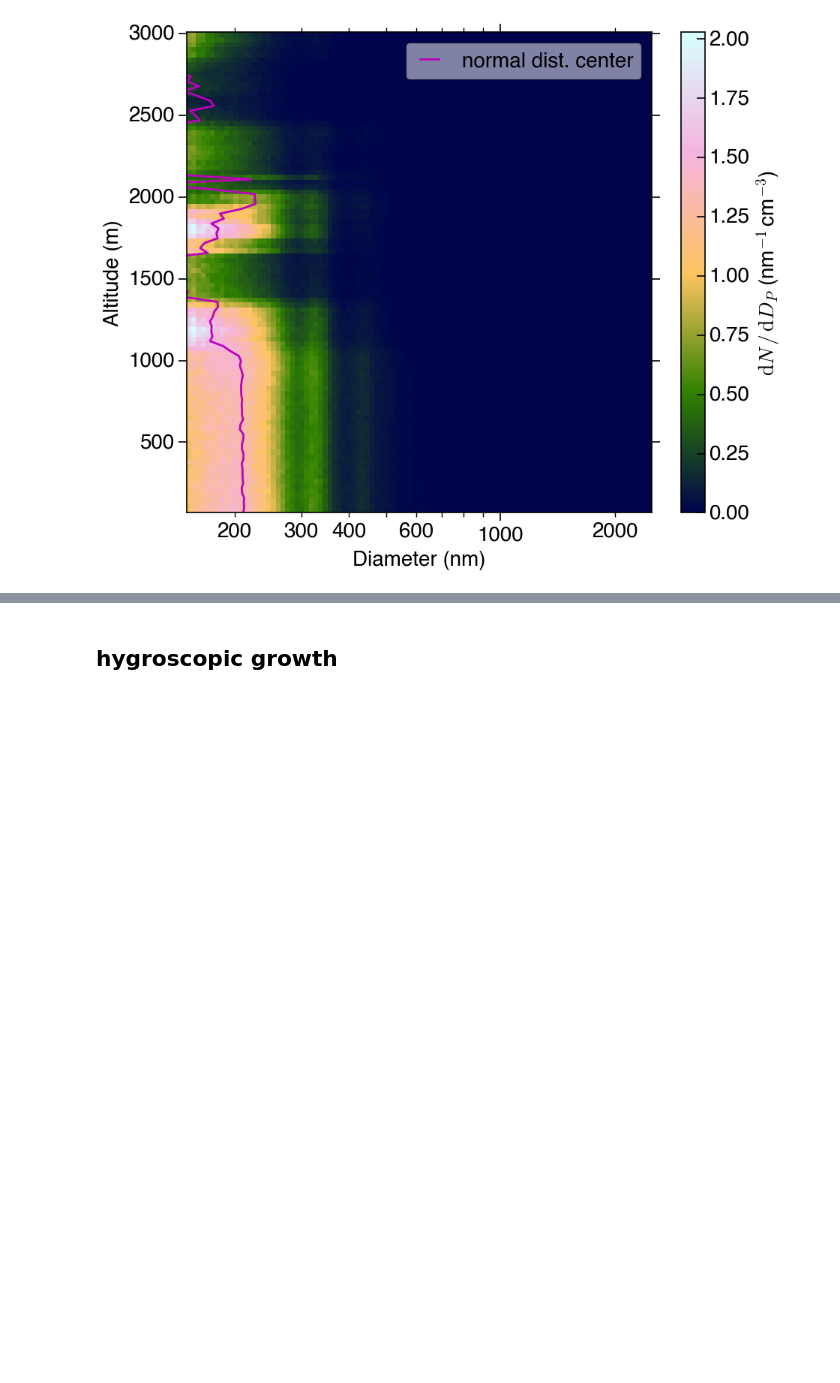
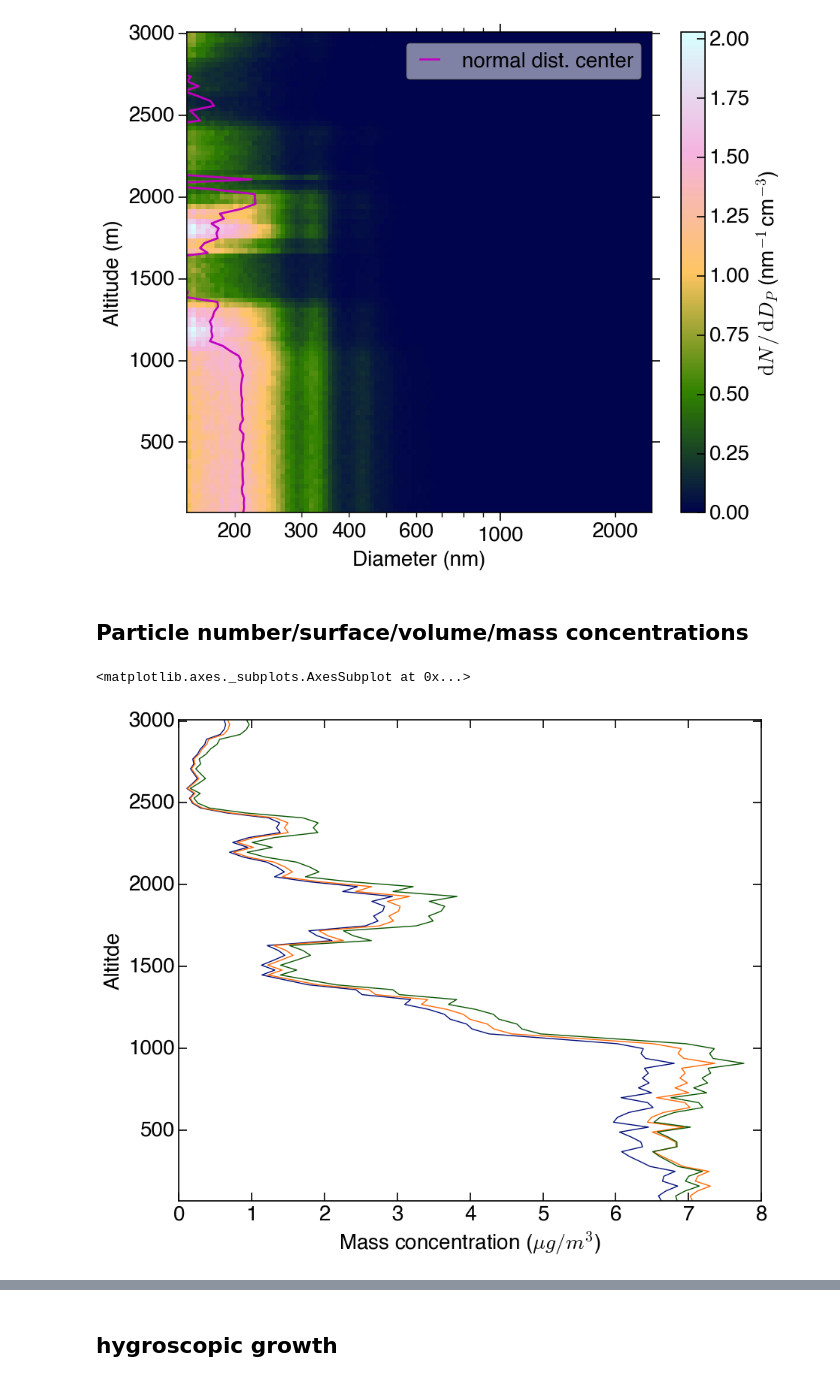
Before and after one commit to wblumberg/atm-py, a Jupyter notebook: examples/sizedistribution.ipynb, the cells around one changed output, grey strips where cells are left out. Saved outputs shown, nothing was run; the diff lists cells and outputs as text; code cells hidden in the pictures; blank space fills up the shorter version.

```diff
--- a/examples/sizedistribution.ipynb
+++ b/examples/sizedistribution.ipynb
@@ -244,3 +236,5 @@ out = dist_LS.fit_normal()
 out = dist_LS.plot()
 # %% [output]
 [figure]
+# %% [markdown]
+## Particle number/surface/volume/mass concentrations
@@ -246,0 +245,10 @@ out = dist_LS.plot()
+# %%
+dt = dist_LS.reduce2temp_press_ambient()
+dts = dist_LS.reduce2temp_press_standard()
+# %%
+a = dist_LS.particle_mass_concentration.plot()
+dt.particle_mass_concentration.plot(ax = a)
+dts.particle_mass_concentration.plot(ax=a)
+# %% [output]
+<matplotlib.axes._subplots.AxesSubplot at 0x...>
+[figure, added]
```
Also changed, not shown: parts of 27 cells of this notebook, 1 other file.
